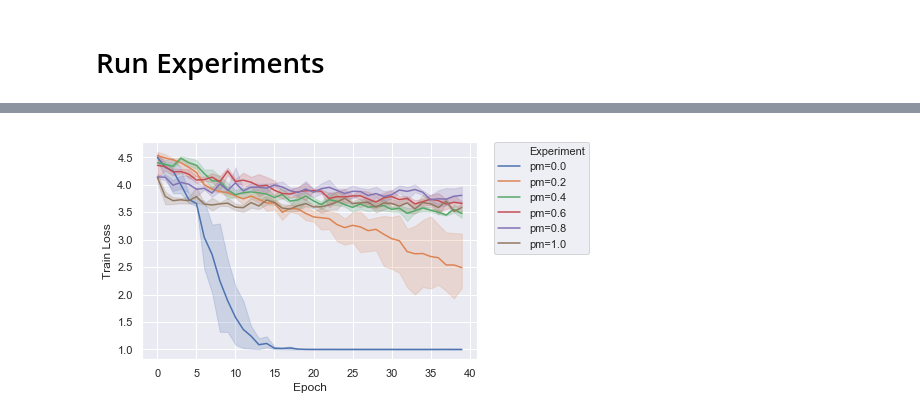
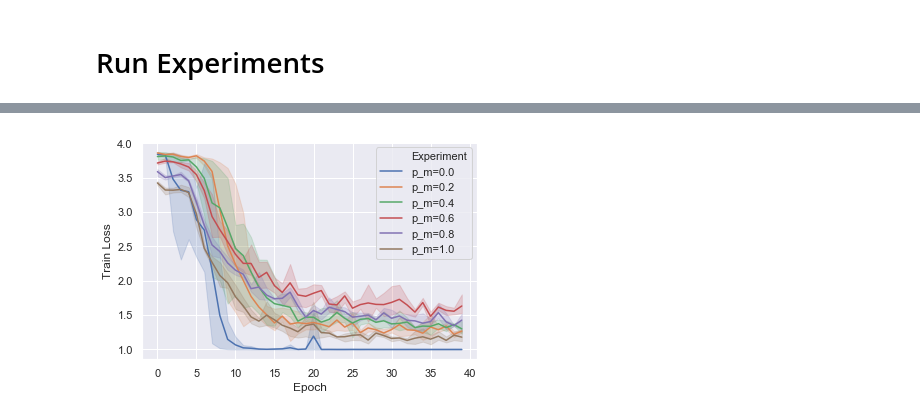
Before and after one commit to DylanCope/zero-shot-comm, a Jupyter notebook: zero-shot-coordination.ipynb, the cells around one changed output, grey strips where cells are left out. Drawn from its saved outputs; the diff is of its cells as text; code cells hidden in the pictures.

Commit message:
Added training history plot for first vary pm run

```diff
--- a/zero-shot-coordination.ipynb
+++ b/zero-shot-coordination.ipynb
@@ -157,12 +158,14 @@ class MetaExperiment:
         num_experiments=3,
         create_experiment_fn=create_self_play_experiment,
         print_prehistory=None,
+        name='meta_experiment',
         **make_experiment_kwargs
     ):
         self.p_mutate = p_mutate
         self.num_experiments = num_experiments
         self.results = None
         self.print_prehistory = print_prehistory or (lambda: None)
+        self.name = name
         self.experiments = [
             {
                 'experiment': create_experiment_fn(
@@ -179,6 +182,7 @@ class MetaExperiment:
 
     def print_history(self):
         self.print_prehistory()
+        print(f'Running {self.name}...')
         num_complete = len([
             item for item in self.experiments
             if item['status'] == 'Complete'
@@ -195,7 +199,7 @@ class MetaExperiment:
                 break
 
     def print_results(self):
-        print('Experiment results: ', self.results)
+        print(self.name, 'results: ', self.results)
 
     def is_finished(self):
         return all([
@@ -292,12 +288,14 @@ class VaryPMutateExperiment(MetaExperiment):
                  save_location=None,
                  **experiment_kwargs):
         self.num_experiments = num_intervals
+        self.name = 'vary_pm_experiment'
         self.experiments = [
             {
                 'p_mutate': i/num_intervals,
                 'experiment': MetaExperiment(
                     p_mutate=i/num_intervals,
                     print_prehistory=self.print_history,
+                    name=f'meta_experiment_{i}',
                     **experiment_kwargs
                 ),
                 'status': 'Not Run',
@@ -317,9 +315,15 @@ class VaryPMutateExperiment(MetaExperiment):
             metadata = json.load((path / 'meta.json').open(mode='r'))
             results = json.load((path / 'results.json').open(mode='r'))
             i = metadata['index']
+            self.experiments[i]['status'] = 'Complete'
             self.experiments[i]['results'] = results['zs_coord_f1_scores']
-            self.experiments[i]['experiment'].results = results['zs_coord_f1_scores']
-            self.experiments[i]['status'] = 'Complete'
+            meta_exp = self.experiments[i]['experiment']
+            meta_exp.results = results['zs_coord_f1_scores']
+
+            for item in meta_exp.experiments:
+                history_path = path / f"experiment_{item['index']}_logs.json"
+                training_history = json.load(history_path.open(mode='r'))
+                item['experiment'].training_history = training_history
 
     def get_experiment_results(self, meta_experiment):
         return meta_experiment.results
@@ -332,6 +336,9 @@ class VaryPMutateExperiment(MetaExperiment):
 
     def _get_results(self):
         return None
+
+    def print_prehistory(self):
+        pass
 
     def export_data(self):
         Path(self.save_location).mkdir(exist_ok=True)
@@ -482,2 +441,0 @@ plt.show()
-# %%
-games_played, test_metrics = vary_pm_experiment.experiments[2]['experiment'].experiments[0]['experiment'].run_tests()
@@ -509,8 +442,8 @@ plot_game(inputs, outputs, targets)
 # %%
-df = pd.DataFrame([
+df_train = pd.DataFrame([
     {
         'Epoch': epoch,
-        'Experiment': f"pm={item_1['p_mutate']}",
+        'Experiment': f"p_m={item_1['p_mutate']}",
         'Train Loss': training_item['loss']
     }
     for item_1 in vary_pm_experiment.experiments
@@ -518,9 +451,9 @@ df = pd.DataFrame([
     for epoch, training_item in enumerate(item_2['experiment'].training_history)
 ])
 # %%
-sns.lineplot(x='Epoch', y='Train Loss', hue='Experiment', data=df);
+sns.lineplot(x='Epoch', y='Train Loss', hue='Experiment', data=df_train);
 # Put the legend out of the figure
-plt.legend(bbox_to_anchor=(1.05, 1), loc=2, borderaxespad=0.)
+# plt.legend(bbox_to_anchor=(1.05, 1), loc=2, borderaxespad=0.)
 plt.show()
 # %% [output]
-[figure, old version]
+[figure, new version]
```
Also changed, not shown: parts of 18 cells of this notebook.
